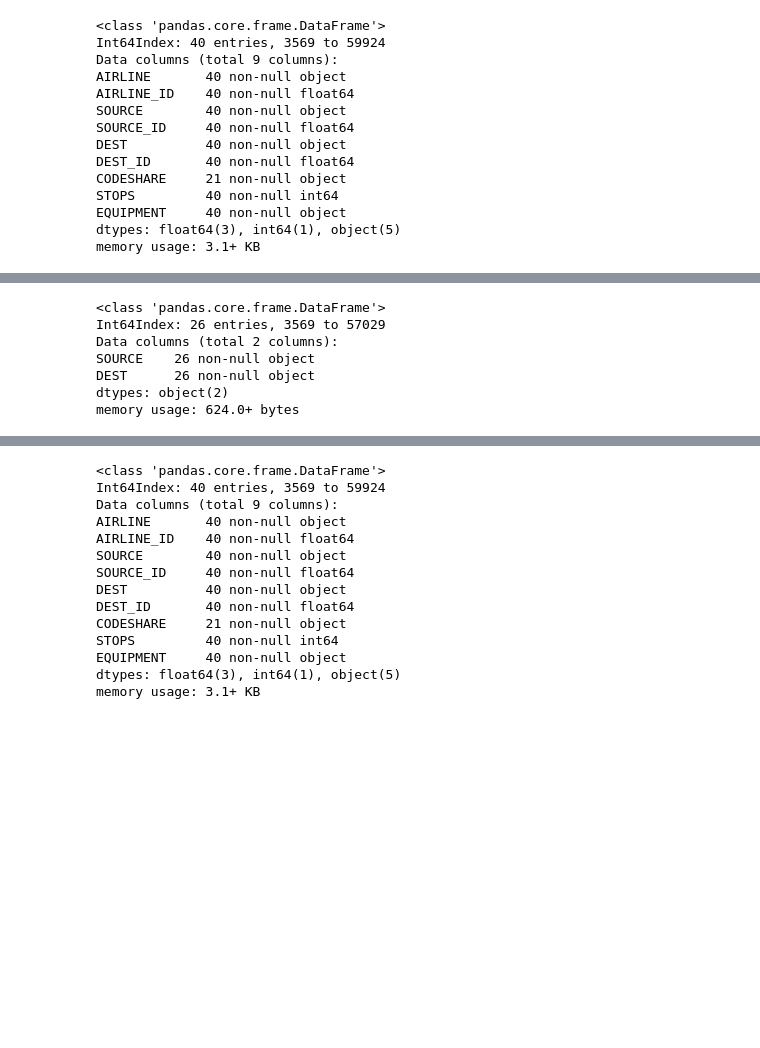
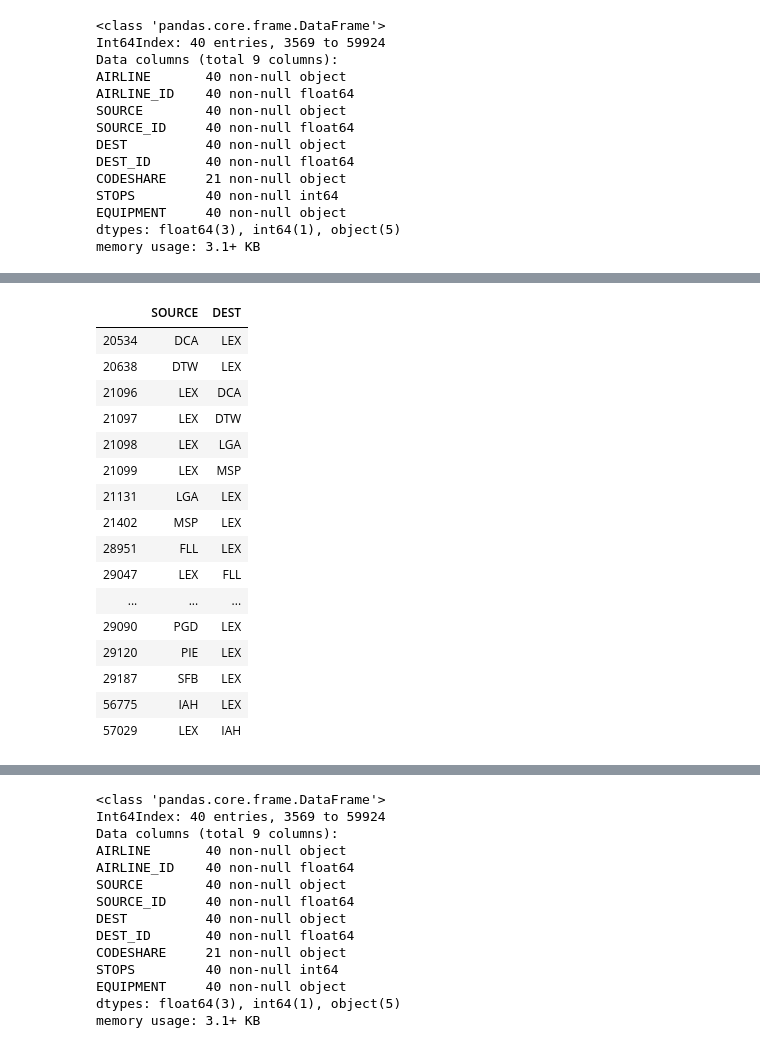
Before and after one commit to vsgo222/ce599, a Jupyter notebook: 07-Data Wrangling/open-flights-tutorial.ipynb, the cells around one changed output, grey strips where cells are left out. Cells and saved outputs as stored; diff of their text form; code cells hidden in the pictures; blank space fills up the shorter version.

```diff
--- a/07-Data Wrangling/open-flights-tutorial.ipynb
+++ b/07-Data Wrangling/open-flights-tutorial.ipynb
@@ -448,6 +448,6 @@ EQUIPMENT     40 non-null object
 dtypes: float64(3), int64(1), object(5)
 memory usage: 3.1+ KB
 # %%
-dfLexRoutes = routes[(routes['SOURCE'].str.contains("LEX") | routes['DEST'].str.contains("LEX")) &  routes['CODESHARE'].str.contains("Y")]
-dfLexRoutes
+dfLexRoutes_codeshared = routes[(routes['SOURCE'].str.contains("LEX") | routes['DEST'].str.contains("LEX")) &  routes['CODESHARE'].str.contains("Y")]
+dfLexRoutes_codeshared.info()
 # %% [output]
@@ -471,11 +468,21 @@ dfLexRoutes
 # %%
-dfLexRoutes_withoutdupl = dfLexRoutes.drop_duplicates(['SOURCE','DEST'])[['SOURCE','DEST']]
-dfLexRoutes_withoutdupl.info()
+dfLexRoutes_withoutdupl = dfLexRoutes.drop_duplicates(subset=['SOURCE','DEST'],keep=False)[['SOURCE','DEST']]
+dfLexRoutes_withoutdupl
 # %% [output]
-<class 'pandas.core.frame.DataFrame'>
-Int64Index: 26 entries, 3569 to 57029
-Data columns (total 2 columns):
-SOURCE    26 non-null object
-DEST      26 non-null object
-dtypes: object(2)
-memory usage: 624.0+ bytes
+|  | SOURCE | DEST |
+| 20534 | DCA | LEX |
+| 20638 | DTW | LEX |
+| 21096 | LEX | DCA |
+| 21097 | LEX | DTW |
+| 21098 | LEX | LGA |
+| 21099 | LEX | MSP |
+| 21131 | LGA | LEX |
+| 21402 | MSP | LEX |
+| 28951 | FLL | LEX |
+| 29047 | LEX | FLL |
+| ... | ... | ... |
+| 29090 | PGD | LEX |
+| 29120 | PIE | LEX |
+| 29187 | SFB | LEX |
+| 56775 | IAH | LEX |
+| 57029 | LEX | IAH |
```
Also changed, not shown: parts of 5 cells of this notebook.
